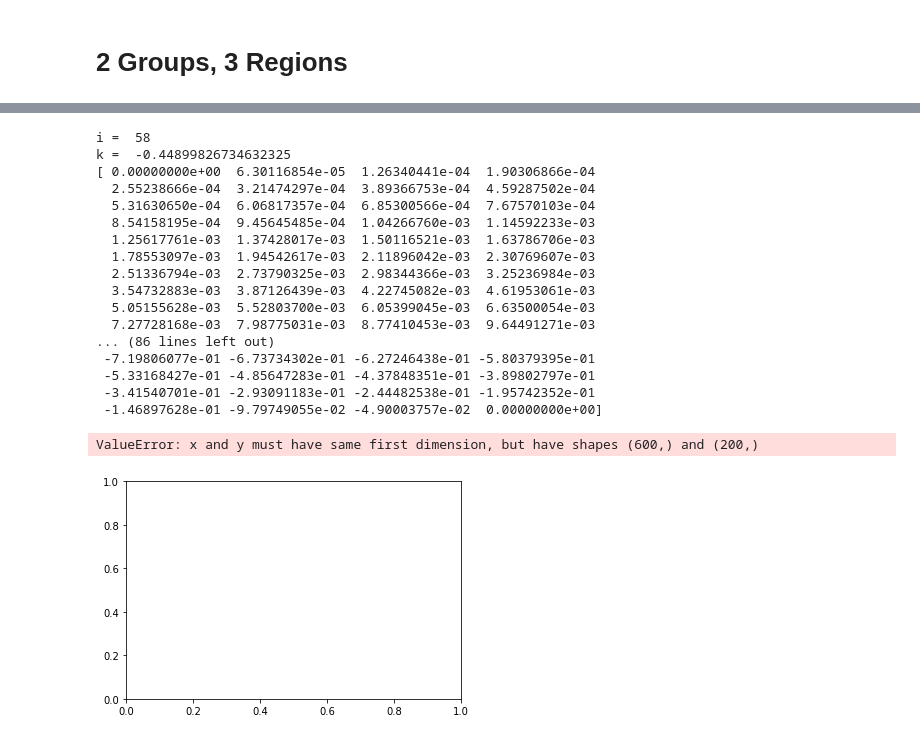
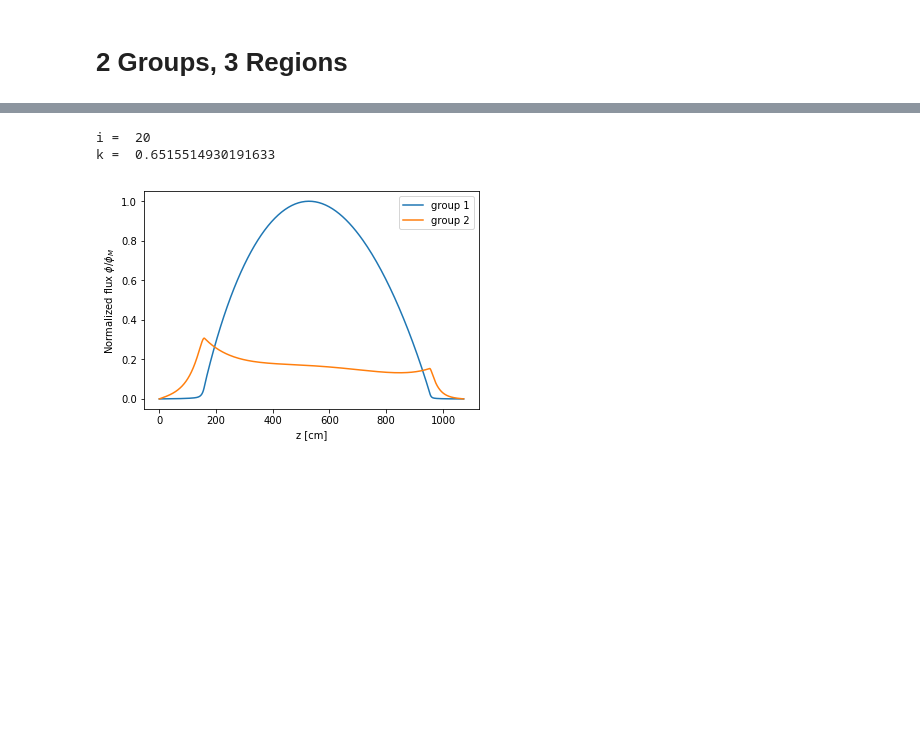
Before and after one commit to robfairh/moltres, a Jupyter notebook: problems/mhtgr350/1D-neutronics/FDM-1D.ipynb, the cells around one changed output, grey strips where cells are left out. Cells and saved outputs as stored; diff of their text form; code cells hidden in the pictures; blank space fills up the shorter version.

```diff
--- a/problems/mhtgr350/1D-neutronics/FDM-1D.ipynb
+++ b/problems/mhtgr350/1D-neutronics/FDM-1D.ipynb
@@ -282,17 +283,20 @@ k =  1.4200597836893387
 # %%
 # Build system
-Nb = 50
-xb = np.linspace(0, 160, num=N)
+Nb = 200
+xb = np.linspace(0, 160, num=Nb)
+# print(xb)
 hb = xb[1]-xb[0]
 hb2 = hb**2
 
-Nc = 100
-xc = np.linspace(160, 160+793, num=N)
+Nc = 200
+xc = np.linspace(160, 160+793, num=Nc)
+# print(xc)
 hc = xc[1]-xc[0]
 hc2 = hc**2
 
-Nt = 50
-xt = np.linspace(793, 160+793+120, num=N)
+Nt = 200
+xt = np.linspace(160+793, 160+793+120, num=Nt)
+# print(xt)
 ht = xt[1]-xt[0]
 ht2 = ht**2
 
@@ -314,20 +318,6 @@ D[N:2*N, N:2*N] = DM
 D[N:N+Nb] *= bD[1]*hb2
 D[N+Nb:N+Nb+Nc] *= cD[1]*hc2
 D[N+Nb+Nc:N+Nb+Nc+Nt] *= tD[1]*ht2
-
-# D = np.zeros((2*N, 2*N))
-# DM = diags([1, -2, 1], [-1, 0, 1], shape=(N, N)).toarray()
-# # Db = 1./hb2*diags([1, -2, 1], [-1, 0, 1], shape=(Nb, Nb)).toarray()
-# # Dc = 1./hc2*diags([1, -2, 1], [-1, 0, 1], shape=(Nc, Nc)).toarray()
-# # Dt = 1./ht2*diags([1, -2, 1], [-1, 0, 1], shape=(Nt, Nt)).toarray()
-# # Diffusion: g = 1
-# D[:Nb] *= bD[0]*Db
-# D[Nb:Nb+Nc] = cD[0]*Dc
-# D[Nb+Nc:Nb+Nc+Nt] = tD[0]*Dt
-# # Diffusion: g = 2
-# D[N:N+Nb] = bD[1]*Db
-# D[N+Nb:N+Nb+Nc] = cD[1]*Dc
-# D[N+Nb+Nc:N+Nb+Nc+Nt] = tD[1]*Dt
 
 # Removal
 SR = np.eye(2*N)
@@ -369,6 +359,7 @@ LHS = D + SR + SS
 # group 1
 LHS[0] = np.zeros(2*N)
 LHS[0, 0] = 1.0
+
 LHS[Nb-1] = np.zeros(2*N)
 LHS[Nb-1, Nb-3] = 1./2/hb*bD[0]
 LHS[Nb-1, Nb-2] = -2./hb*bD[0]
@@ -399,6 +390,7 @@ LHS[Nb+Nc+Nt-1, Nb+Nc+Nt-1] = 1.0
 # group 2
 LHS[N] = np.zeros(2*N)
 LHS[N, N] = 1.0
+
 LHS[N+Nb-1] = np.zeros(2*N)
 LHS[N+Nb-1, N+Nb-3] = 1./2/hb*bD[1]
 LHS[N+Nb-1, N+Nb-2] = -2./hb*bD[1]
@@ -428,12 +420,16 @@ LHS[N+Nb+Nc+Nt-1, N+Nb+Nc+Nt-1] = 1.0
 
 #
 F[0] = np.zeros(2*N)
+F[Nb-1] = np.zeros(2*N)
 F[Nb] = np.zeros(2*N)
+F[Nb+Nc-1] = np.zeros(2*N)
 F[Nb+Nc] = np.zeros(2*N)
 F[Nb+Nc+Nt-1] = np.zeros(2*N)
 
 F[N] = np.zeros(2*N)
+F[N+Nb-1] = np.zeros(2*N)
 F[N+Nb] = np.zeros(2*N)
+F[N+Nb+Nc-1] = np.zeros(2*N)
 F[N+Nb+Nc] = np.zeros(2*N)
 F[2*N-1] = np.zeros(2*N)
 
@@ -442,7 +438,7 @@ flux_old = np.ones(2*N)
 RHS = -F @ flux_old
 
 def converged(k_old, k):
-    if abs((k - k_old)/k_old) <= 1e-10:
+    if abs((k - k_old)/k_old) <= 1e-09:
         return True
     else:
         return False
@@ -451,50 +447,34 @@ for i in range(1000):
     k_old = k
     flux_new = np.linalg.solve(LHS, RHS)
     kp = sum(F @ flux_new)/sum(F @ flux_old)
     k = k_old * kp
     RHS = -(1./k) * F @ flux_new
     flux_old = flux_new
     if converged(k_old, k) == True:
         break
 
 print('i = ', i)
 print('k = ', k)
 flux = flux_old
-print(flux)
+# print(flux)
 flux1 = flux[:N]
 flux2 = flux[N:2*N]
 
 flux1 = flux_old[:N]
 M = max(flux1)
 flux1 /= M
 flux2 = flux_old[N:2*N]
 flux2 /= M
 
 plt.plot(x, flux1, label='group 1')
 plt.plot(x, flux2, label='group 2')
 plt.legend(loc='upper right')
 plt.ylabel(r"Normalized flux $\phi/\phi_M$")
 plt.xlabel("z [cm]")
 # plt.savefig("1D-fuel-reflec-eig-FDM", dpi=300, bbox_inches="tight")
 plt.savefig("1D-fuel-reflec-eig-FDM2", dpi=300, bbox_inches="tight")
 plt.show()
 # %% [output]
-i =  58
-k =  -0.44899826734632325
-[ 0.00000000e+00  6.30116854e-05  1.26340441e-04  1.90306866e-04
-  2.55238666e-04  3.21474297e-04  3.89366753e-04  4.59287502e-04
-  5.31630650e-04  6.06817357e-04  6.85300566e-04  7.67570103e-04
-  8.54158195e-04  9.45645485e-04  1.04266760e-03  1.14592233e-03
-  1.25617761e-03  1.37428017e-03  1.50116521e-03  1.63786706e-03
-  1.78553097e-03  1.94542617e-03  2.11896042e-03  2.30769607e-03
-  2.51336794e-03  2.73790325e-03  2.98344366e-03  3.25236984e-03
-  3.54732883e-03  3.87126439e-03  4.22745082e-03  4.61953061e-03
-  5.05155628e-03  5.52803700e-03  6.05399045e-03  6.63500054e-03
-  7.27728168e-03  7.98775031e-03  8.77410453e-03  9.64491271e-03
-... (86 lines left out)
- -7.19806077e-01 -6.73734302e-01 -6.27246438e-01 -5.80379395e-01
- -5.33168427e-01 -4.85647283e-01 -4.37848351e-01 -3.89802797e-01
- -3.41540701e-01 -2.93091183e-01 -2.44482538e-01 -1.95742352e-01
- -1.46897628e-01 -9.79749055e-02 -4.90003757e-02  0.00000000e+00]
+i =  20
+k =  0.6515514930191633
-ValueError: x and y must have same first dimension, but have shapes (600,) and (200,)
-[figure, old version]
+[figure, new version]
```
Also changed, not shown: parts of 1 cell of this notebook, 4 other files.
